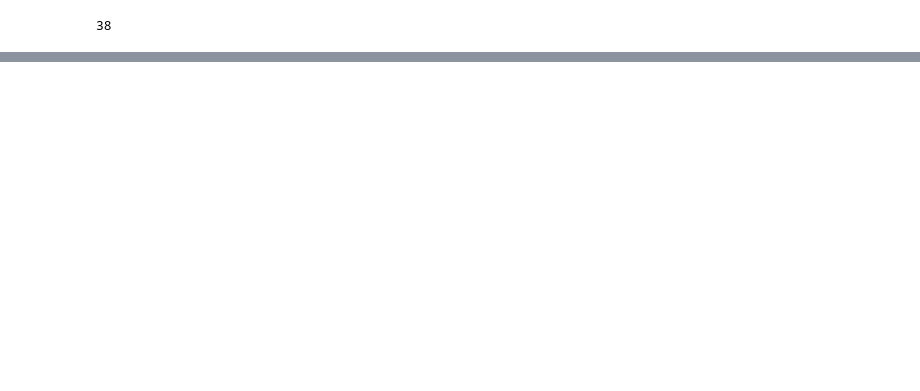
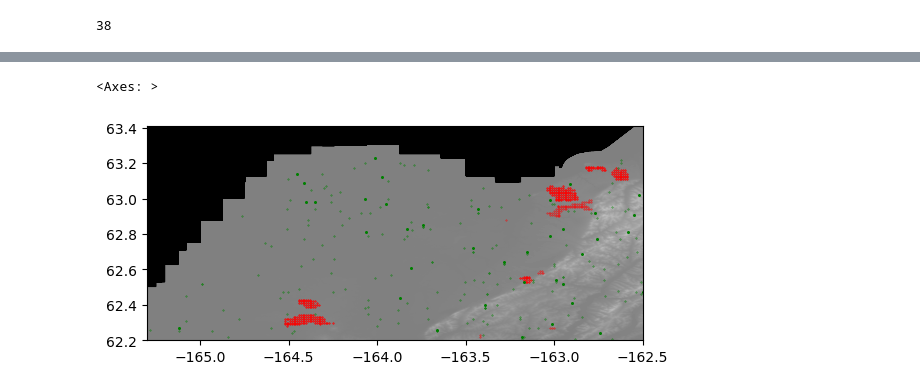
Before and after one commit to cmanna75/wildfire_susceptibility, a Jupyter notebook: Wildfire_Susceptibility.ipynb, the cells around one changed output, grey strips where cells are left out. Saved outputs shown, nothing was run; the diff lists cells and outputs as text; code cells hidden in the pictures; blank space fills up the shorter version.

```diff
--- a/Wildfire_Susceptibility.ipynb
+++ b/Wildfire_Susceptibility.ipynb
@@ -404,0 +460,10 @@ num_per_year
+# %%
+non_fire_points = gpd.GeoDataFrame()
+for i in range(2000,2021):
+    shapes = wildfire_points_roi[wildfire_points_roi['FIRE_YEAR'] == str(i)]
+    test = gpd.sjoin(land_gdf,shapes,how='left', op='within')
+    filtered_points = test[test.index_right.isna()]
+    random_points = filtered_points.sample(n=num_per_year, random_state = 42).geometry
+    gdf = gpd.GeoDataFrame(random_points)
+    gdf['FIRE_YEAR'] = str(i)
+    non_fire_points = non_fire_points.append(gdf)
@@ -404,0 +488,8 @@ num_per_year
+# %%
+f, ax = plt.subplots()
+show(Elev, ax = ax, cmap = 'gray', vmin=-1000,vmax=1000)
+wildfire_point_data.plot(ax = ax, color = 'r', markersize = .1)
+non_fire_points.plot(ax=ax, color = 'g', markersize = .1)
+# %% [output]
+<Axes: >
+[figure, added]
```
Also changed, not shown: parts of 13 cells of this notebook.
